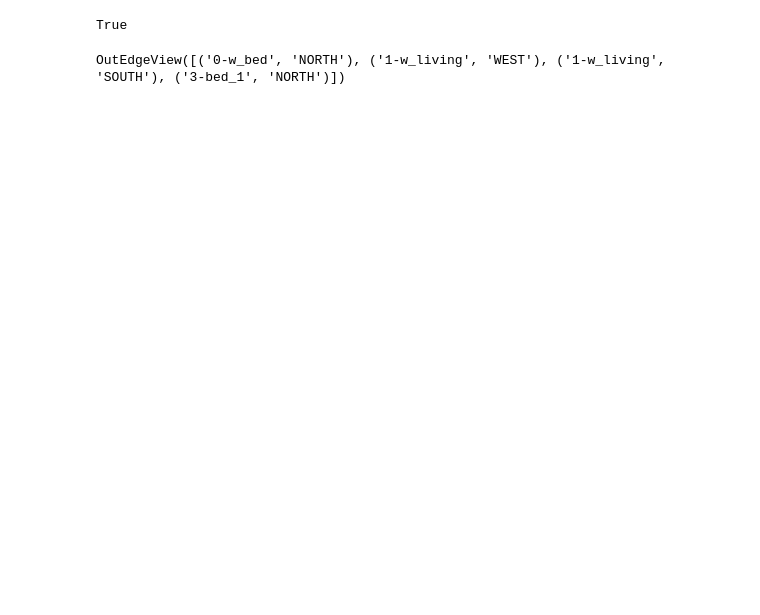
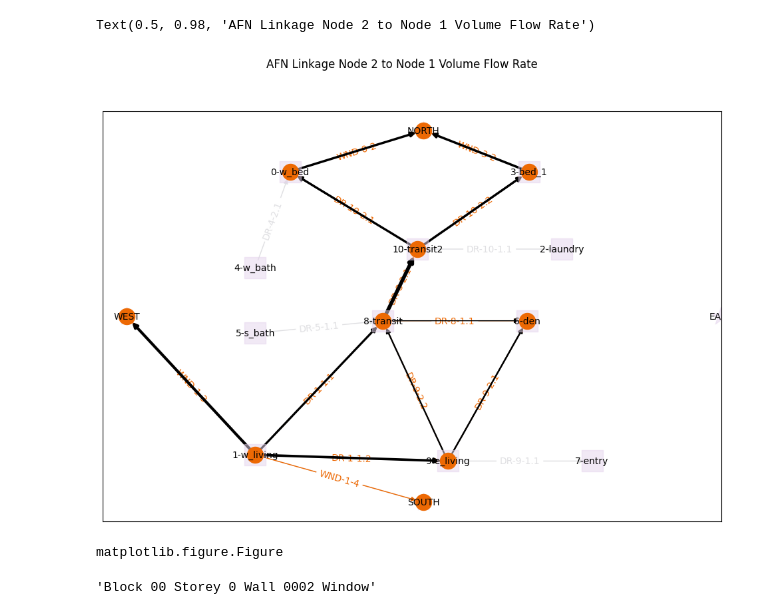
Before and after one commit to juliet29/plan2EPlus, a Jupyter notebook: _notebooks/t05_svg2plan.ipynb, the cells around one changed output. Drawn from its saved outputs; the diff is of its cells as text; code cells hidden in the pictures; blank space fills up the shorter version.

Commit message:
network graphs

```diff
--- a/_notebooks/t05_svg2plan.ipynb
+++ b/_notebooks/t05_svg2plan.ipynb
@@ -94,0 +85,4 @@ diff
+# %%
+medians = df.group_by(pl.col("space_names")).agg(pl.col("values").median())
+filtered_medians = medians.filter(pl.col("values") > 0)
+filtered_medians
@@ -94,0 +96,16 @@ diff
+# %%
+def normalize_to_target(arr:pl.Series, t_min=0, t_max=1):
+    # log scale might be better..
+    r_min, r_max = arr.min(), arr.max()
+    normalize = lambda x: (x - r_min) / (r_max - r_min)
+    scale = lambda x: (normalize(x) * (t_max - t_min)) + t_min
+    return [scale(i) for i in arr]
+# %%
+def get_matching_edge(G:nx.DiGraph ,subsurface_name:str):
+    for e in G.edges:
+        if G.edges[e].get("subsurfaces").upper() == subsurface_name:
+            return e
+# %%
+values = normalize_to_target(filtered_medians["values"], t_min=1, t_max=4)
+edges = [get_matching_edge(G, s) for s in filtered_medians["space_names"]]
+values
@@ -95,4 +124,15 @@ diff
+# %%
+f = draw_afn_over_init(G, G_afn, pos)
+patches = nx.draw_networkx_edges(G, pos, edges, values)
+f.suptitle(curr_qoi)
+# %% [output]
+Text(0.5, 0.98, 'AFN Linkage Node 2 to Node 1 Volume Flow Rate')
+[figure, added]
+# %%
+type(f)
+# %% [output]
+matplotlib.figure.Figure
 # %%
-('0-w_bed', 'NORTH') in diff
+G.edges[('0-w_bed', 'NORTH')].get("subsurfaces")
 # %% [output]
-True
+'Block 00 Storey 0 Wall 0002 Window'
@@ -102,10 +138,0 @@ G_remain = nx.edge_subgraph(G, diff)
-# %%
-def is_afn_edge_missing(e1, e2):
-    diff = list(set(G_subsurf.edges).difference(G_zones.edges))
-    res = (e1, e2) in diff
-    return res
-
-G_remain = nx.subgraph_view(G, filter_edge=is_afn_edge_missing)
-G_remain.edges
-# %% [output]
-OutEdgeView([('0-w_bed', 'NORTH'), ('1-w_living', 'WEST'), ('1-w_living', 'SOUTH'), ('3-bed_1', 'NORTH')])
```
Also changed, not shown: parts of 21 cells of this notebook, 3 other files.
